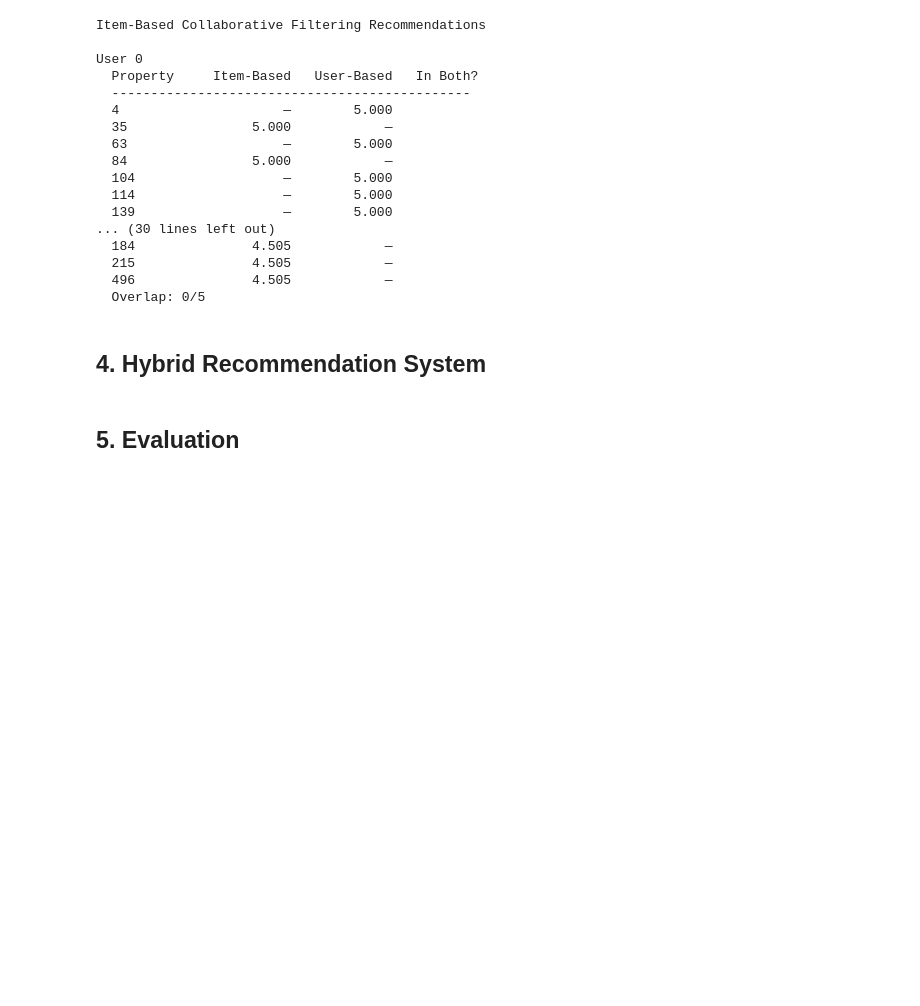
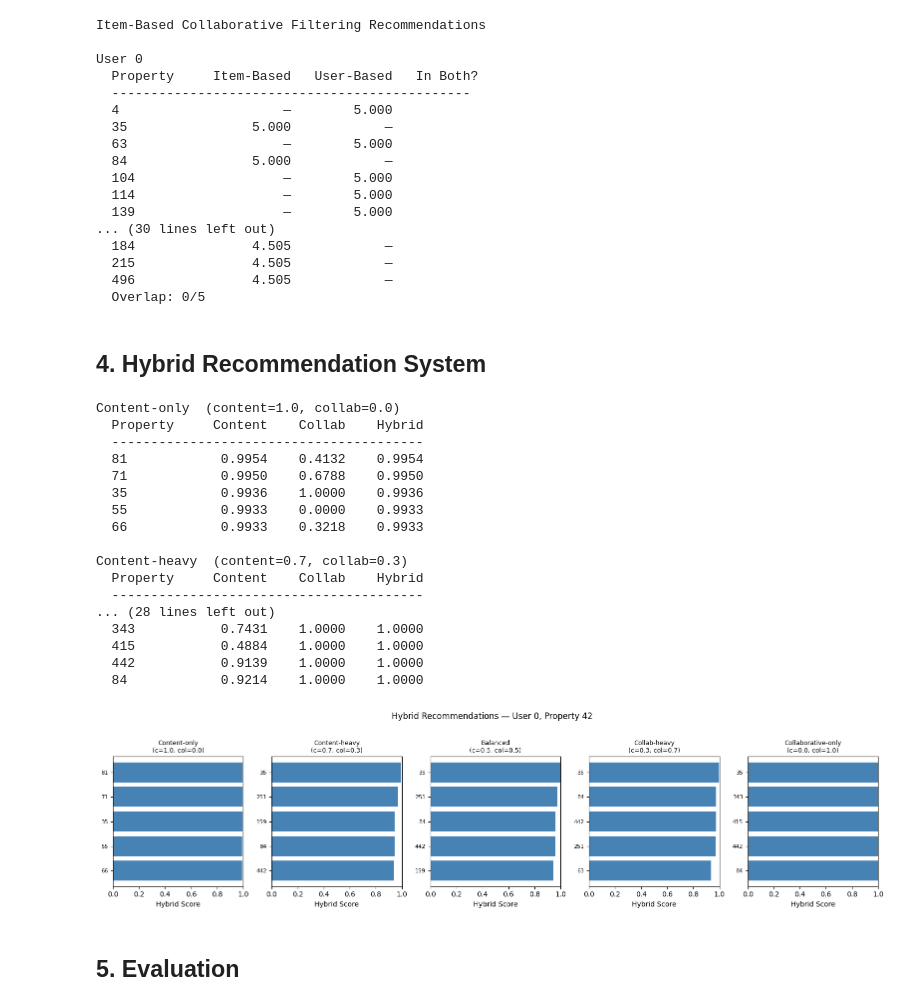
Before and after one commit to DigiCrome-Academy/real-estate-prediction-bnelsonemail, a Jupyter notebook: notebooks/03_recommendation_system.ipynb, the cells around one changed output. Cells and saved outputs as stored; diff of their text form; code cells hidden in the pictures; blank space fills up the shorter version.

```diff
--- a/notebooks/03_recommendation_system.ipynb
+++ b/notebooks/03_recommendation_system.ipynb
@@ -262,3 +259,72 @@ User 0
+# %%
+
+HYBRID_USER     = 0
+HYBRID_PROPERTY = SAMPLE_PROPERTY  # property 42 from content-based section
+
+weight_configs = [
+    ("Content-only",       1.0, 0.0),
+    ("Content-heavy",      0.7, 0.3),
+    ("Balanced",           0.5, 0.5),
+    ("Collab-heavy",       0.3, 0.7),
+    ("Collaborative-only", 0.0, 1.0),
+]
+
+hybrid_results = {}
+for label, cw, colw in weight_configs:
+    hybrid_results[label] = hybrid_recommend(
+        X_subset, user_property_matrix,
+        user_index=HYBRID_USER,
+        property_index=HYBRID_PROPERTY,
+        content_weight=cw,
+        collaborative_weight=colw,
+        n_recommendations=5,
+    )
+
+# --- Print recommendations for each config ---
+for label, cw, colw in weight_configs:
+    print(f"{label}  (content={cw}, collab={colw})")
+    print(f"  {'Property':<10} {'Content':>9} {'Collab':>9} {'Hybrid':>9}")
+    print(f"  {'-'*40}")
+    for r in hybrid_results[label]:
+        print(f"  {r['property_index']:<10} {r['content_score']:>9.4f} "
+              f"{r['collaborative_score']:>9.4f} {r['hybrid_score']:>9.4f}")
+    print()
+
+# --- Visualize hybrid scores across configs ---
+fig, axes = plt.subplots(1, len(weight_configs), figsize=(16, 4), sharey=False)
+
+for ax, (label, cw, colw) in zip(axes, weight_configs):
+    recs  = hybrid_results[label]
+    props = [str(r['property_index']) for r in recs]
+    scores = [r['hybrid_score'] for r in recs]
+    bars = ax.barh(props[::-1], scores[::-1], color='steelblue')
+    ax.set_title(f"{label}\n(c={cw}, col={colw})", fontsize=9)
+    ax.set_xlabel('Hybrid Score')
+    ax.set_xlim(0, 1)
+    ax.tick_params(axis='y', labelsize=8)
+
+fig.suptitle(f'Hybrid Recommendations — User {HYBRID_USER}, Property {HYBRID_PROPERTY}', y=1.02)
+plt.tight_layout()
+plt.show()
+# %% [output]
+Content-only  (content=1.0, collab=0.0)
+  Property     Content    Collab    Hybrid
+  ----------------------------------------
+  81            0.9954    0.4132    0.9954
+  71            0.9950    0.6788    0.9950
+  35            0.9936    1.0000    0.9936
+  55            0.9933    0.0000    0.9933
+  66            0.9933    0.3218    0.9933
+
+Content-heavy  (content=0.7, collab=0.3)
+  Property     Content    Collab    Hybrid
+  ----------------------------------------
+... (28 lines left out)
+  343           0.7431    1.0000    1.0000
+  415           0.4884    1.0000    1.0000
+  442           0.9139    1.0000    1.0000
+  84            0.9214    1.0000    1.0000
+[figure, added]
 # %% [markdown]
 ## 5. Evaluation
 # %%
```
Also changed, not shown: parts of 1 cell of this notebook.
